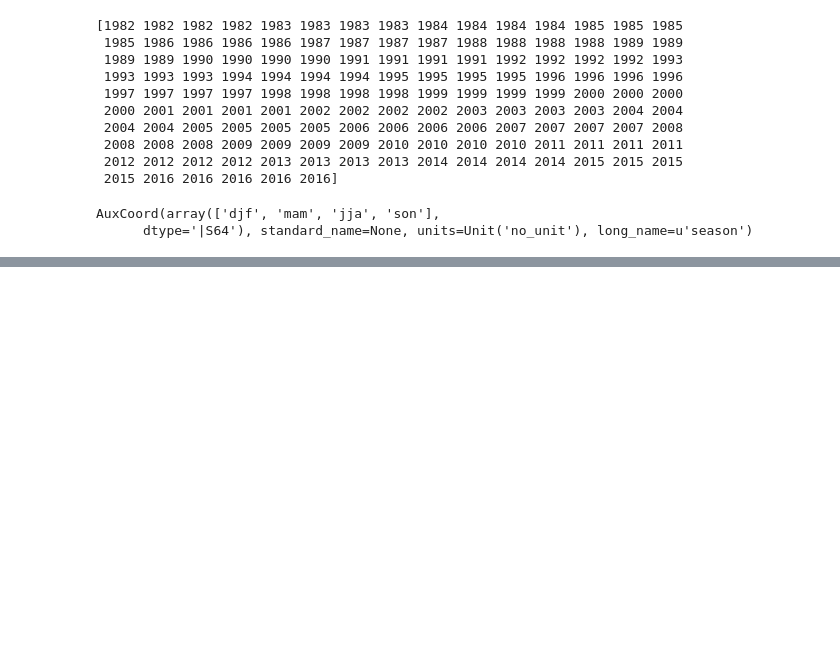
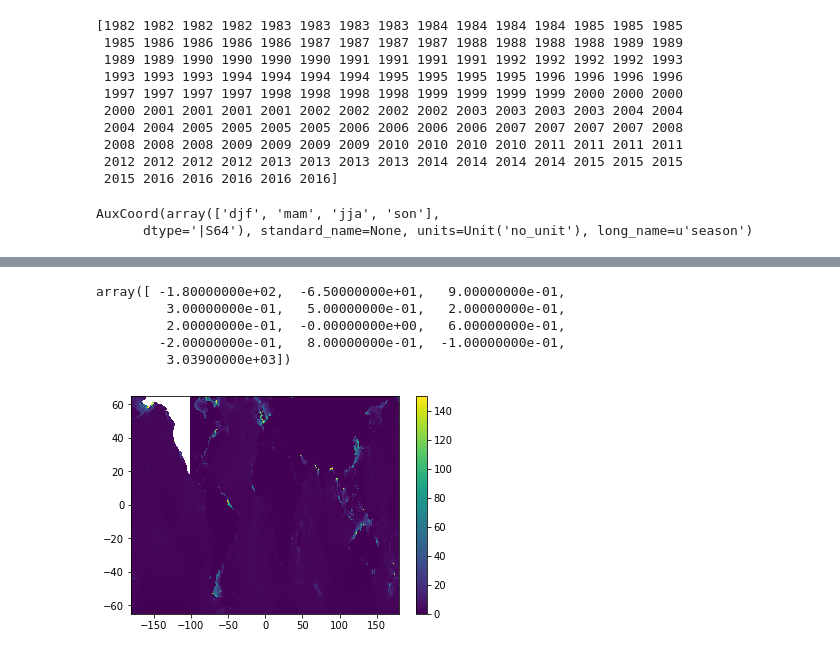
Before and after one commit to PaulHalloran/Jupiter_notebooks_halloran, a Jupyter notebook: ecmwf_era5_s2p3_global.ipynb, the cells around one changed output, grey strips where cells are left out. Drawn from its saved outputs; the diff is of its cells as text; code cells hidden in the pictures; blank space fills up the shorter version.

```diff
--- a/ecmwf_era5_s2p3_global.ipynb
+++ b/ecmwf_era5_s2p3_global.ipynb
@@ -274,0 +324,26 @@ f
+# %%
+tide_file = '/Users/ph290/Downloads/s12_m2_s2_n2_h_map_0point2_global_6565.dat'
+# %%
+# tide_data = np.genfromtxt(tide_file,skip_header=1)
+tide_data = np.genfromtxt(tide_file,skip_header=1,delimiter=(8, 8,6,6,6,6,6,6,6,6,6,6,8))
+# %%
+tide_data
+# %% [output]
+array([ -1.80000000e+02,  -6.50000000e+01,   9.00000000e-01,
+         3.00000000e-01,   5.00000000e-01,   2.00000000e-01,
+         2.00000000e-01,  -0.00000000e+00,   6.00000000e-01,
+        -2.00000000e-01,   8.00000000e-01,  -1.00000000e-01,
+         3.03900000e+03])
+# %%
+nx,ny = len(np.unique(tide_data[:,0])),len(np.unique(tide_data[:,1]))
+
+X = tide_data[:,0].reshape(nx,ny).T
+Y = tide_data[:,1].reshape(nx,ny).T
+Z = tide_data[:,2].reshape(nx,ny).T # Note solumn 2 is M2 tides tidal_components = ['m2', 's2', 'n2','k1','o1']
+
+plt.pcolormesh(X,Y,Z,vmin=00.0,vmax=150.0)
+# plt.pcolormesh(X,Y,Z,vmin=0.0,vmax=5000.0)
+plt.colorbar()
+plt.show()
+# %% [output]
+[figure, added]
```
Also changed, not shown: parts of 12 cells of this notebook, 8 other files.
